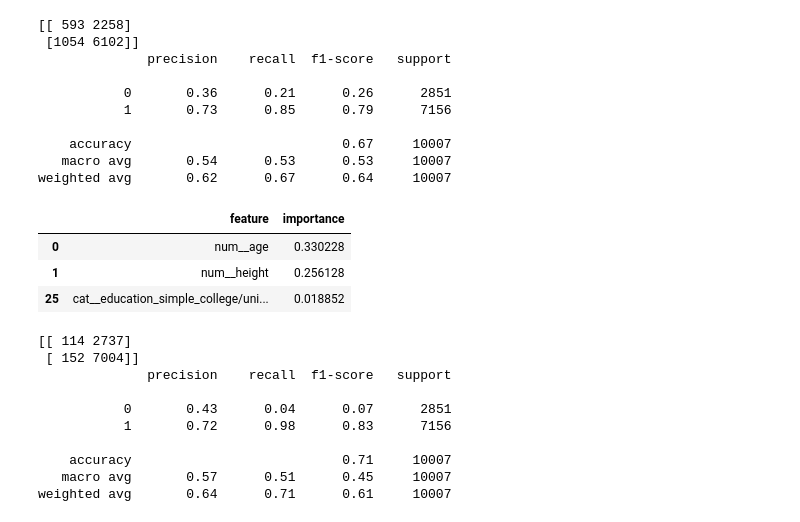
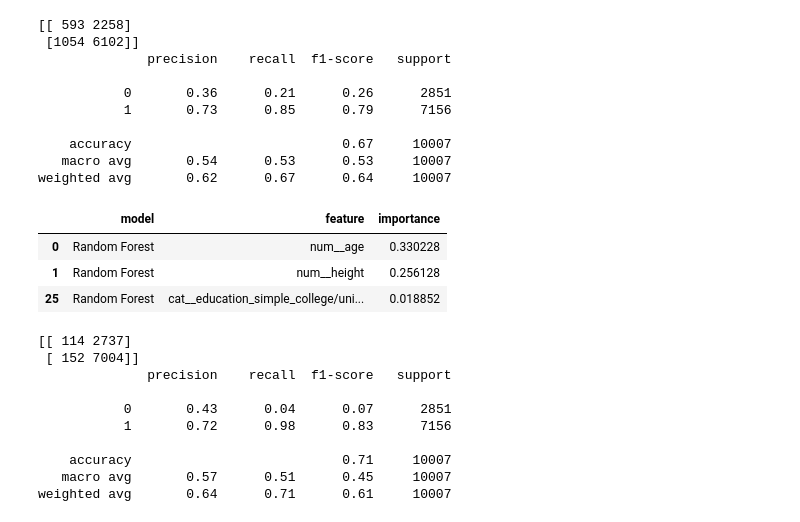
Before and after one commit to nblock2/cat_person_ml_techniques, a Jupyter notebook: logistic_RF_XBG.ipynb, the cells around one changed output. Cells and saved outputs as stored; diff of their text form; code cells hidden in the pictures.

Commit message:
adding table

```diff
--- a/logistic_RF_XBG.ipynb
+++ b/logistic_RF_XBG.ipynb
@@ -184,20 +190,21 @@ weighted avg       0.62      0.67      0.64     10007
 # %%
 #getting most important features
 
 rf_feature_names = rf.named_steps["preprocess"].get_feature_names_out()
 rf_importances = rf.named_steps["model"].feature_importances_
 rf_fi = pd.DataFrame({
-    "feature": feature_names,
-    "importance": importances
+    "model": "Random Forest",
+    "feature": rf_feature_names,
+    "importance": rf_importances
 }).sort_values("importance", ascending=False)
 
 rf_top3 = rf_fi.head(3)
 rf_top3
 # %% [output]
-|  | feature | importance |
-| 0 | num__age | 0.330228 |
-| 1 | num__height | 0.256128 |
-| 25 | cat__education_simple_college/uni... | 0.018852 |
+|  | model | feature | importance |
+| 0 | Random Forest | num__age | 0.330228 |
+| 1 | Random Forest | num__height | 0.256128 |
+| 25 | Random Forest | cat__education_simple_college/uni... | 0.018852 |
 # %%
 # trying XGBoost
 from xgboost import XGBClassifier
```
Also changed, not shown: parts of 3 cells of this notebook, 2 other files.
